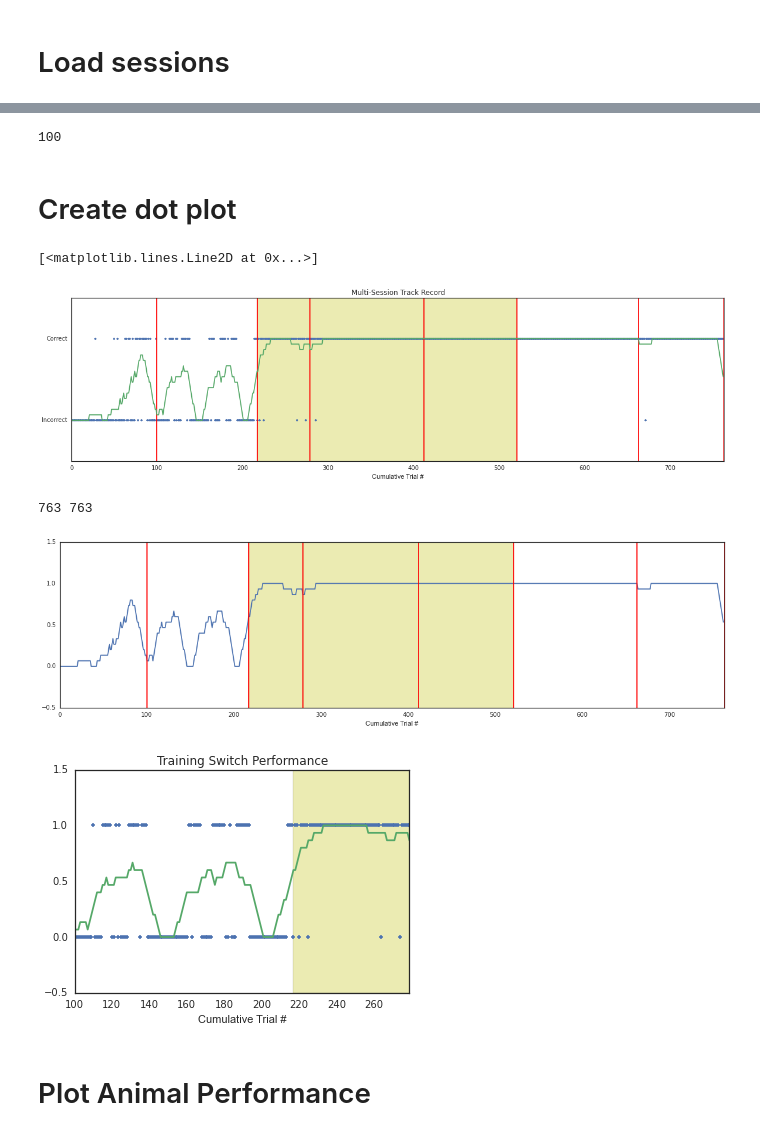
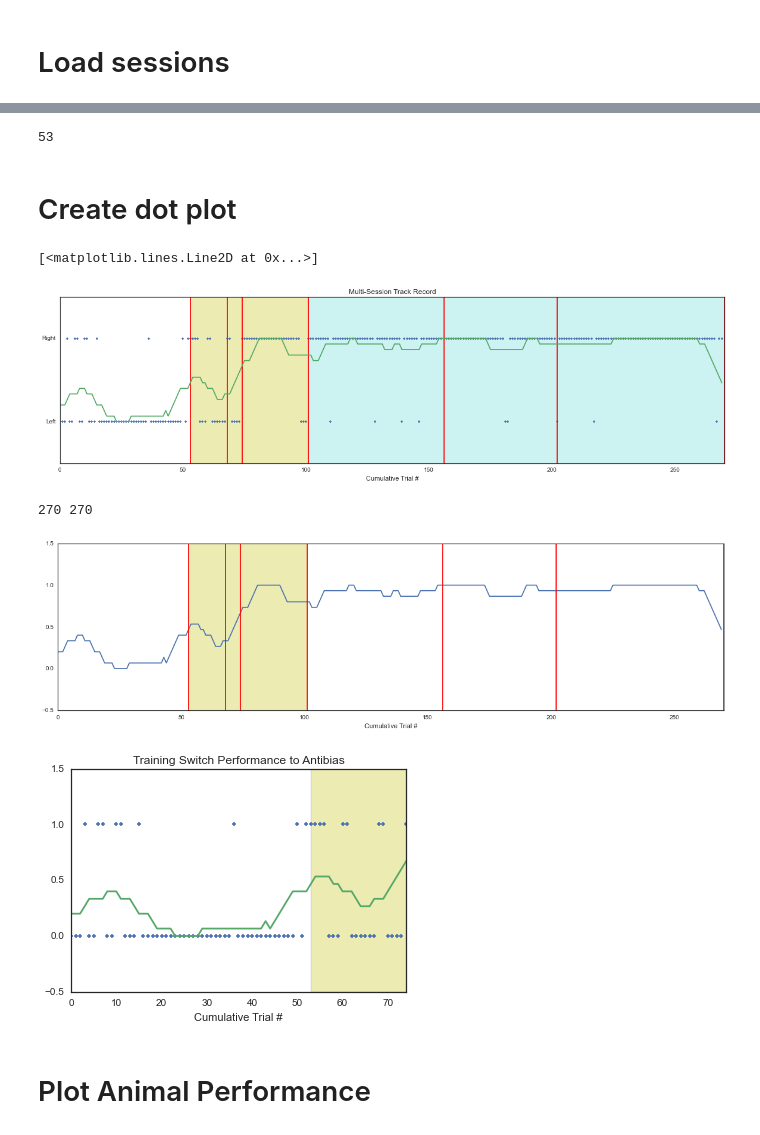
Before and after one commit to sofroniewn/mVR-experiments, a Jupyter notebook: animals/153.ipynb, the cells around one changed output, grey strips where cells are left out. Cells and saved outputs as stored; diff of their text form; code cells hidden in the pictures.

```diff
--- a/animals/153.ipynb
+++ b/animals/153.ipynb
@@ -27,8 +27,8 @@ log = pd.read_excel(logpath)
 sessions = log[(log.AnimalNum == ID)]
 unbiased = sessions[(sessions.SessionType == 'unbiased')]
 antibiasR = sessions[(sessions.SessionType == 'antibiasR')]
-switch = sessions[(sessions.SessionType == 'switch20')]
-sessions = (pd.concat([unbiased,antibiasL,switch])).sort()
+waterR = sessions[(sessions.SessionType == 'waterR')]
+sessions = (pd.concat([unbiased,antibiasR, waterR])).sort()
 session_vals= [int(x) for x in sessions.SessionNum]
 print sessions
 # %% [output]
@@ -43,3 +43,11 @@ print sessions
 # %%
-summary = [pd.read_csv(path + '/0000' + str(x) + '/summary/trial_summary' + str(x)+ '.csv') for x in session_vals]
+prefix = []
+for x in session_vals:
+    if len(str(x))==2:
+        pref = '/0000'
+    else:
+        pref = '/000'
+    prefix.append(pref)
+
+summary = [pd.read_csv(path + prefix[x] + str(session_vals[x]) + '/summary/trial_summary' + str(session_vals[x])+ '.csv') for x in range(len(session_vals))]
 #Load all sessions for an animal
@@ -47,8 +73,8 @@ summary = [pd.read_csv(path + '/0000' + str(x) + '/summary/trial_summary' + str(
 mean_trials = np.mean([(len(x))for x in summary])
 # %%
 unbiased_idx = 0
-antibias_idx = 1
-switch_idx = [2,3,4]
+antibias_idx = [1,2,3]
+water_idx = [4,5,6]
 len(summary[0])
 # %% [output]
-100
+53
@@ -57,79 +81,80 @@ len(summary[0])
 # %%
 protocol_choice = [] #concatenate
-protocol_choice =[np.concatenate(protocol_choice,summary[i].initChoice) for i in range(len(summary))]
 
-b = []#Classify left and Right binary
+for i in range(len(summary)):
+    protocol_choice += list(summary[i].initChoice)
+
+#Classify left and Right binary
+b = []
 for i in protocol_choice:
     if i =='L':
         b.append(0)
     else:
         b.append(1)
-print len(b)
 # %% [markdown]
 # Create dot plot
 # %%
 #Plot Correct Track Record across all sessions
 plt.figure(figsize = [20,5])
 
 #dot_array = []
 len_array = []
 for a in range(len(summary)):
-    #dot_array += list(summary[a].Correct)
     len_array.append(len(summary[a]))
 
 len_array = list(np.cumsum(len_array))
 
 plt.plot(b,'.')
 plt.ylim(-0.5,1.5)
 plt.xlim(0,max(len_array))
 [plt.axvline(x =a, color='r') for a in len_array]
-plt.axvspan(len_array[1], facecolor = 'y', alpha = 0.3)
+plt.axvspan(len_array[0],len_array[3], facecolor = 'y', alpha = 0.3)
+plt.axvspan(len_array[3],len_array[6], facecolor = 'c', alpha = 0.2)
 plt.xlabel('Cumulative Trial #')
 plt.yticks([0,1],['Left','Right'])
 plt.title('Multi-Session Track Record')
 
 
 avgs = []
 binsize = 15
 kernel = np.ones(binsize,)/float(binsize)
 avgs = np.convolve(b,kernel, 'same')
 plt.plot(avgs)
 # %% [output]
 [<matplotlib.lines.Line2D at 0x...>]
-[figure, old version]
+[figure, new version]
 # %%
 #Moving Average
 plt.figure(figsize = [20,5])
 avgs = []
 binsize = 15
 kernel = np.ones(binsize,)/float(binsize)
-avgs = np.convolve(dot_array,kernel, 'same')
-#for i in range(len(dot_array)):
-#    avgs.append(np.mean(dot_array[i:i+binsize]))
-print len(avgs), len(dot_array)
+avgs = np.convolve(b,kernel, 'same')
+
+print len(avgs), len(b)
 plt.plot(avgs)
 plt.ylim(-0.5,1.5)
 plt.xlim(0,max(len_array))
 [plt.axvline(x =a, color='r') for a in len_array]
-plt.axvspan(len_array[1],len_array[4], facecolor = 'y', alpha = 0.3)
+plt.axvspan(len_array[0],len_array[3], facecolor = 'y', alpha = 0.3)
 plt.xlabel('Cumulative Trial #')
 
 plt.figure(2)
-plt.plot(dot_array,'.')
+plt.plot(b,'.')
 plt.plot(avgs)
 plt.ylim(-0.5,1.5)
-plt.xlim(len_array[0],len_array[2])
-plt.axvspan(len_array[1],len_array[4], facecolor = 'y', alpha = 0.3)
-plt.title('Training Switch Performance')
+plt.xlim(0,len_array[2])
+plt.axvspan(len_array[0],len_array[3], facecolor = 'y', alpha = 0.3)
+plt.axvspan(len_array[3],len_array[6], facecolor = 'c', alpha = 0.2)
+plt.title('Training Switch Performance to Antibias')
 plt.xlabel('Cumulative Trial #')
 
-zoom = avgs[len_array[1]-40:len_array[1]+40]
+zoom = avgs[len_array[0]-40:len_array[0]+40]
 zoom  = pd.Series(zoom)
-zoom.to_csv(path + "/rollingavg150.csv")
 # %% [output]
-763 763
+270 270
-[figure, old version]
+[figure, new version]
-[figure, old version]
+[figure, new version]
 # %% [markdown]
 # Plot Animal Performance
 # %%
```
Also changed, not shown: parts of 32 cells of this notebook, 17 other files.
